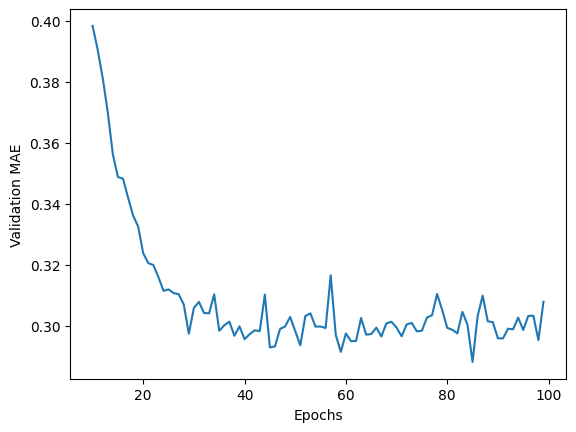
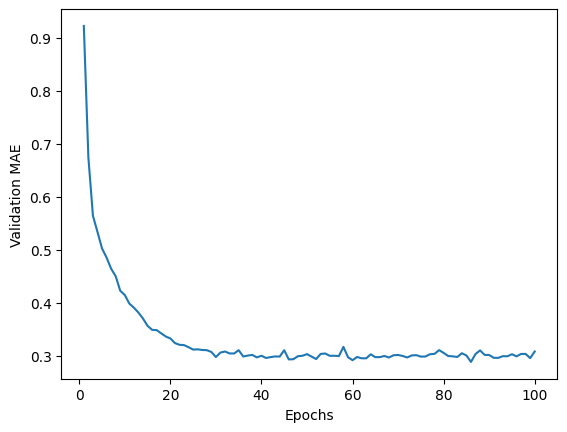
The notebook cell's code change between the first figure and the second:
--- before
+++ after
@@ -1,5 +1,5 @@
-truncated_mae_history = average_mae_history[10:]
-epochs = range(10, len(truncated_mae_history) + 10)
-plt.plot(epochs, truncated_mae_history)
+import matplotlib.pyplot as plt
+epochs = range(1, len(average_mae_history) + 1)
+plt.plot(epochs, average_mae_history)
 plt.xlabel("Epochs")
 plt.ylabel("Validation MAE")

Commit: Создано в Colab